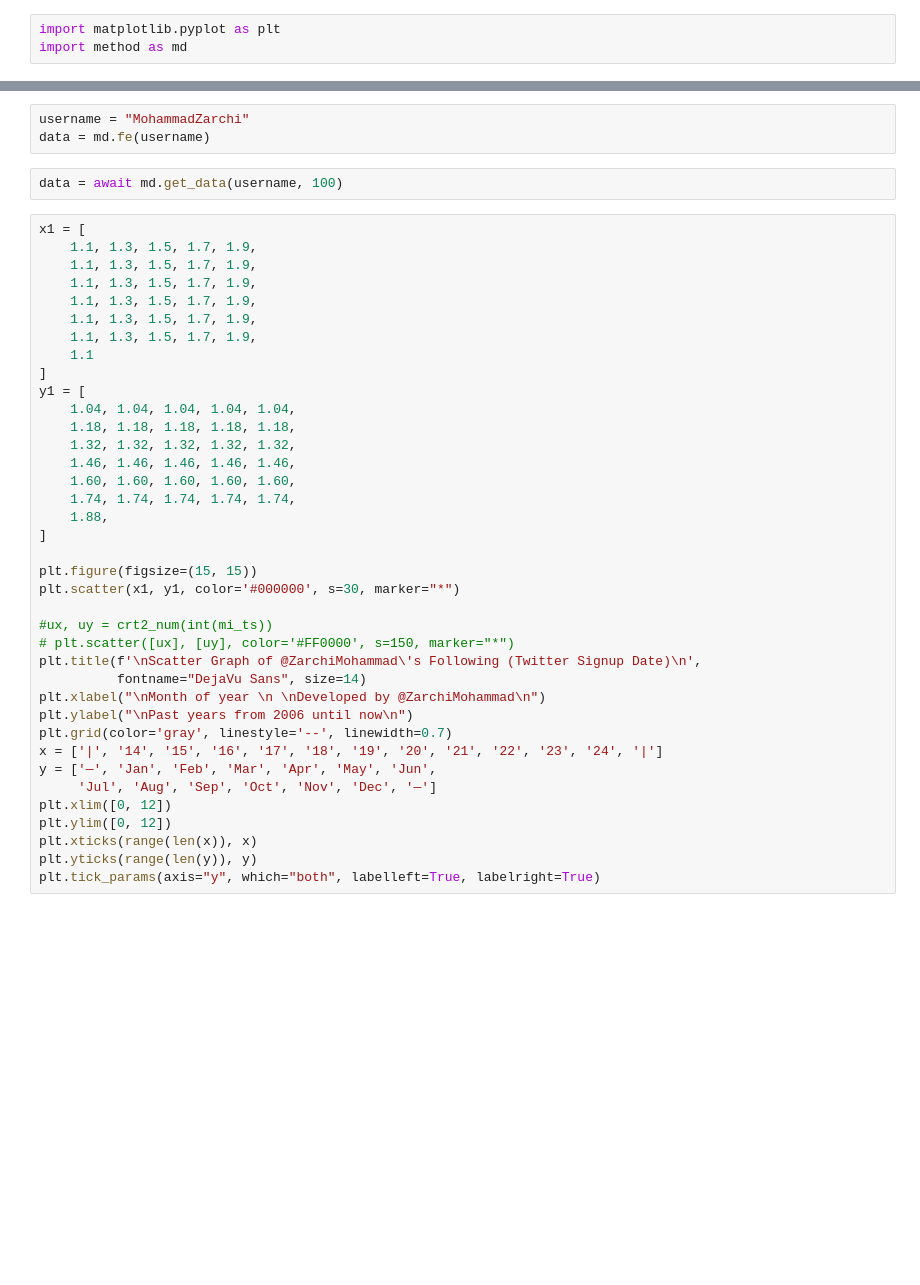
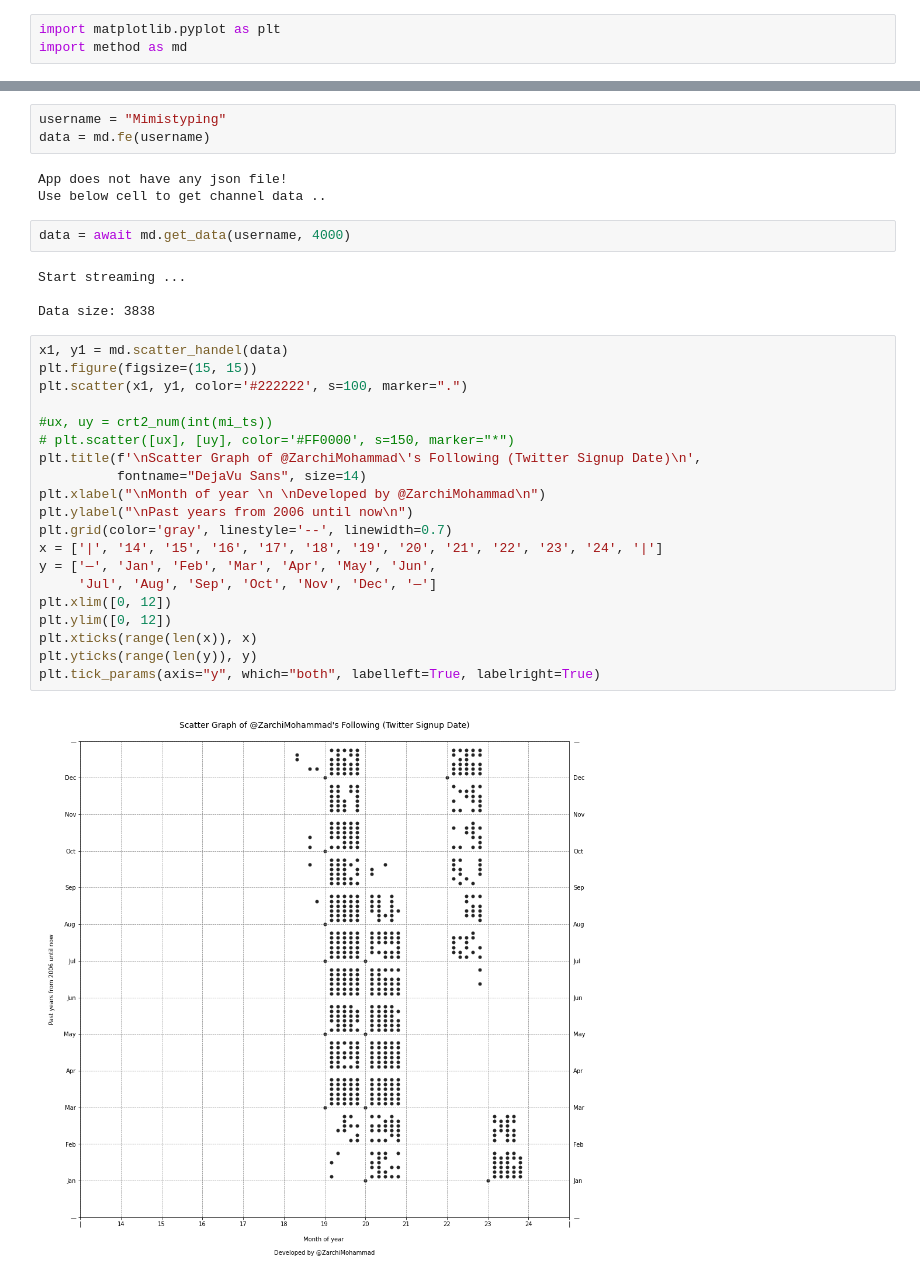
Before and after one commit to mzarchi/telegram, a Jupyter notebook: Channel/Analysis.ipynb, the cells around one changed output, grey strips where cells are left out. Drawn from its saved outputs; the diff is of its cells as text; blank space fills up the shorter version.

```diff
--- a/Channel/Analysis.ipynb
+++ b/Channel/Analysis.ipynb
@@ -6,43 +9,34 @@ md.ShowChannelList()
 # %%
-username = "MohammadZarchi"
+username = "Mimistyping"
 data = md.fe(username)
+# %% [output]
+App does not have any json file!
+Use below cell to get channel data ..
 # %%
-data = await md.get_data(username, 100)
+data = await md.get_data(username, 4000)
+# %% [output]
+Start streaming ...
+
+Data size: 3838
 # %%
-x1 = [
-    1.1, 1.3, 1.5, 1.7, 1.9,
-    1.1, 1.3, 1.5, 1.7, 1.9,
-    1.1, 1.3, 1.5, 1.7, 1.9,
-    1.1, 1.3, 1.5, 1.7, 1.9,
-    1.1, 1.3, 1.5, 1.7, 1.9,
-    1.1, 1.3, 1.5, 1.7, 1.9,
-    1.1
-]
-y1 = [
-    1.04, 1.04, 1.04, 1.04, 1.04,
-    1.18, 1.18, 1.18, 1.18, 1.18,
-    1.32, 1.32, 1.32, 1.32, 1.32,
-    1.46, 1.46, 1.46, 1.46, 1.46,
-    1.60, 1.60, 1.60, 1.60, 1.60,
-    1.74, 1.74, 1.74, 1.74, 1.74,
-    1.88,
-]
-
+x1, y1 = md.scatter_handel(data)
 plt.figure(figsize=(15, 15))
-plt.scatter(x1, y1, color='#000000', s=30, marker="*")
+plt.scatter(x1, y1, color='#222222', s=100, marker=".")
 
 #ux, uy = crt2_num(int(mi_ts))
 # plt.scatter([ux], [uy], color='#FF0000', s=150, marker="*")
 plt.title(f'\nScatter Graph of @ZarchiMohammad\'s Following (Twitter Signup Date)\n',
           fontname="DejaVu Sans", size=14)
 plt.xlabel("\nMonth of year \n \nDeveloped by @ZarchiMohammad\n")
 plt.ylabel("\nPast years from 2006 until now\n")
 plt.grid(color='gray', linestyle='--', linewidth=0.7)
 x = ['|', '14', '15', '16', '17', '18', '19', '20', '21', '22', '23', '24', '|']
 y = ['—', 'Jan', 'Feb', 'Mar', 'Apr', 'May', 'Jun',
      'Jul', 'Aug', 'Sep', 'Oct', 'Nov', 'Dec', '—']
 plt.xlim([0, 12])
 plt.ylim([0, 12])
 plt.xticks(range(len(x)), x)
 plt.yticks(range(len(y)), y)
 plt.tick_params(axis="y", which="both", labelleft=True, labelright=True)
+# %% [output]
+[figure, added]
```
Also changed, not shown: parts of 2 cells of this notebook, 2 other files.
